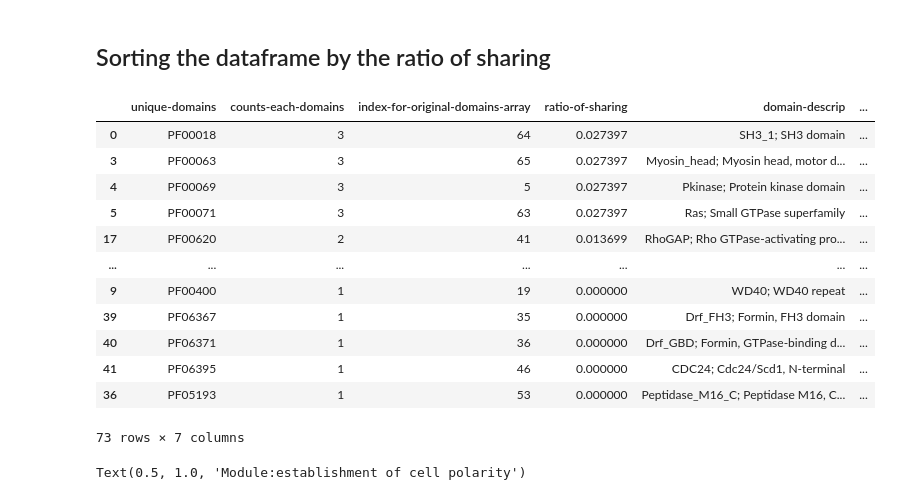
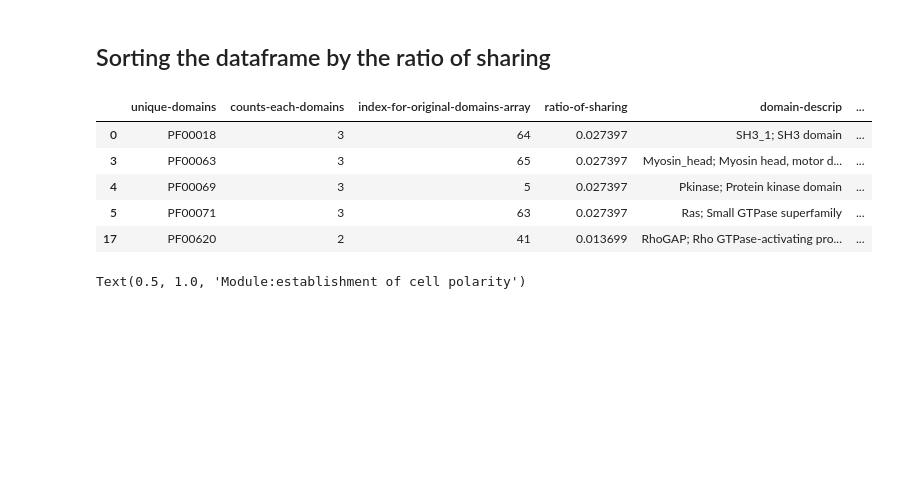
Before and after one commit to leilaicruz/machine-learning-for-yeast, a Jupyter notebook: functions-python/evaluating-protein-domains-per-module.ipynb, the cells around one changed output. Drawn from its saved outputs; the diff is of its cells as text; code cells hidden in the pictures; blank space fills up the shorter version.

Commit message:
update to have a bigger dataframe with several go terms

```diff
--- a/functions-python/evaluating-protein-domains-per-module.ipynb
+++ b/functions-python/evaluating-protein-domains-per-module.ipynb
@@ -41,28 +41,6 @@ data_domains.head()
 pathways=[ 'galactose degradation','phospholipid biosynthesis', "ethanol degradation"]
 biological_processes_slim=["cell budding","lipid binding","cytokinesis"]
 biological_processes_goterm=["cell morphogenesis involved in conjugation with cellular fusion","budding cell apical bud growth","establishment of cell polarity"]
-# %%
-service = Service('https://yeastmine.yeastgenome.org/yeastmine/service', token = '11d7t1Y007Fa97c82f27')
-query = service.new_query("Gene")
-query.add_constraint("goAnnotation.ontologyTerm.parents", "GOTerm")
-query.add_view(
-     "symbol", "goAnnotation.evidence.code.annotType",
-     "goAnnotation.ontologyTerm.parents.name"
-)
-query.add_constraint("goAnnotation.qualifier", "!=", "NOT", code = "C")
-query.add_constraint("goAnnotation.qualifier", "IS NULL", code = "D")
-query.add_constraint("goAnnotation.evidence.code.annotType", "=", "manually curated", code = "F")
-query.add_constraint("goAnnotation.ontologyTerm.parents.name", "=", "cell morphogenesis involved in conjugation with cellular fusion", code = "G")
-query.set_logic("(C or D) and F and G")
-
-data_toy=defaultdict(dict)
-
-for row,counter in zip(query.rows(),np.arange(0,len(query.rows()))):
-
-     data_toy['gene-name'][counter]=row["symbol"]
-
-data_toy_pd=pd.DataFrame(data_toy)
-data_gal_pathway=data_toy_pd.drop_duplicates()
 # %%
 def from_go_to_genes(go,label):
     #label=["GOTerm" or "GOSlimTerm"]
@@ -171,28 +148,21 @@ stats_module.set_index=np.arange(0,len(stats_module))
 # %%
 stats_module['domain-descrip']=np.zeros_like(unique_domains)
 stats_module['protein-name']=np.zeros_like(unique_domains)
 stats_module['module-name']=np.zeros_like(unique_domains)
 for i in np.arange(0,len(unique_domains)):
     stats_module['domain-descrip'][i]=data_domains[data_domains['domain-name']==unique_domains[i]]['domain-descrip'].tolist()[0]
     names=data_domains[data_domains['domain-name']==unique_domains[i]]['name'].tolist()
     stats_module['protein-name'][i]=set(names).intersection(query_gene) # print the intresection of all proteins with those domains with the protein from the module
     stats_module['module-name'][i]=go
 stats_module_sorted=stats_module.sort_values(by=['ratio-of-sharing'],ascending=False)
-stats_module_sorted
+stats_module_sorted.head()
 # %% [output]
 |  | unique-domains | counts-each-domains | index-for-original-domains-array | ratio-of-sharing | domain-descrip | ... |
 | 0 | PF00018 | 3 | 64 | 0.027397 | SH3_1; SH3 domain | ... |
 | 3 | PF00063 | 3 | 65 | 0.027397 | Myosin_head; Myosin head, motor d... | ... |
 | 4 | PF00069 | 3 | 5 | 0.027397 | Pkinase; Protein kinase domain | ... |
 | 5 | PF00071 | 3 | 63 | 0.027397 | Ras; Small GTPase superfamily | ... |
 | 17 | PF00620 | 2 | 41 | 0.013699 | RhoGAP; Rho GTPase-activating pro... | ... |
-| ... | ... | ... | ... | ... | ... | ... |
-| 9 | PF00400 | 1 | 19 | 0.000000 | WD40; WD40 repeat | ... |
-| 39 | PF06367 | 1 | 35 | 0.000000 | Drf_FH3; Formin, FH3 domain | ... |
-| 40 | PF06371 | 1 | 36 | 0.000000 | Drf_GBD; Formin, GTPase-binding d... | ... |
-| 41 | PF06395 | 1 | 46 | 0.000000 | CDC24; Cdc24/Scd1, N-terminal | ... |
-| 36 | PF05193 | 1 | 53 | 0.000000 | Peptidase_M16_C; Peptidase M16, C... | ... |
-73 rows × 7 columns
 # %%
 stats_module_sorted_diff_zero=stats_module_sorted[stats_module_sorted['ratio-of-sharing']!=0]
 plt.bar(x=stats_module_sorted_diff_zero['domain-descrip'],height=stats_module_sorted_diff_zero['ratio-of-sharing']);
```
Also changed, not shown: parts of 2 cells of this notebook.
